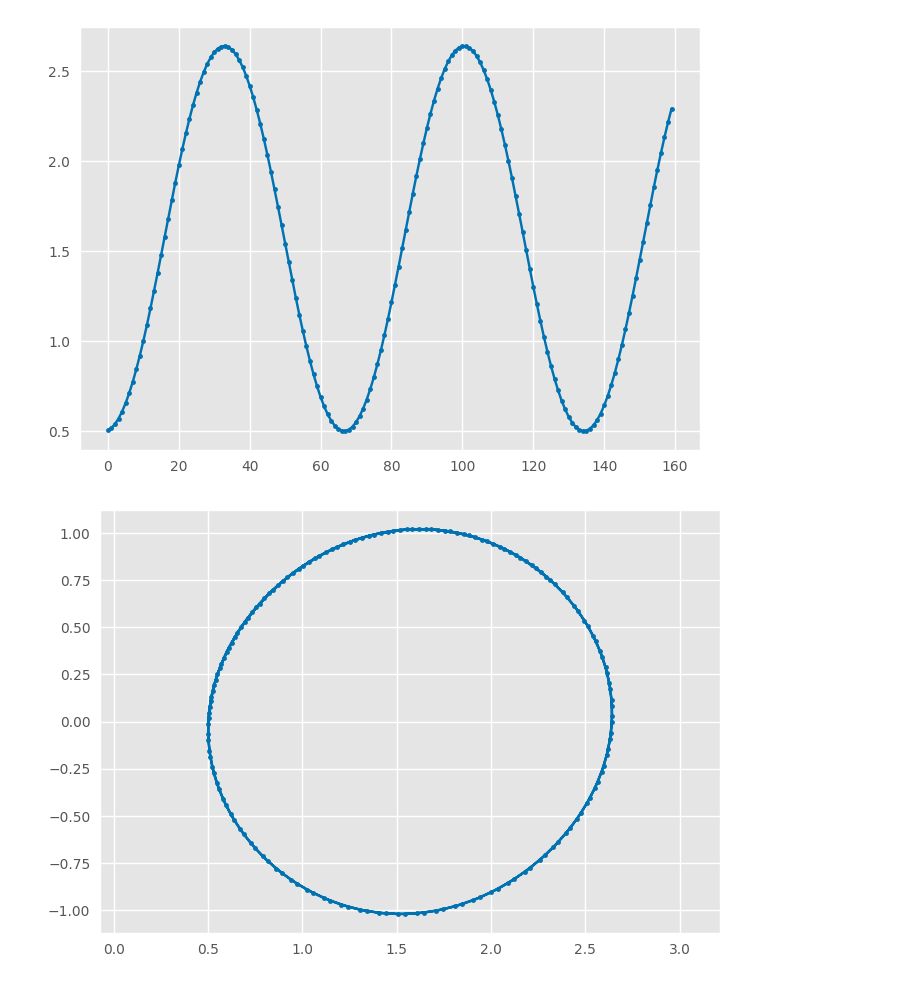
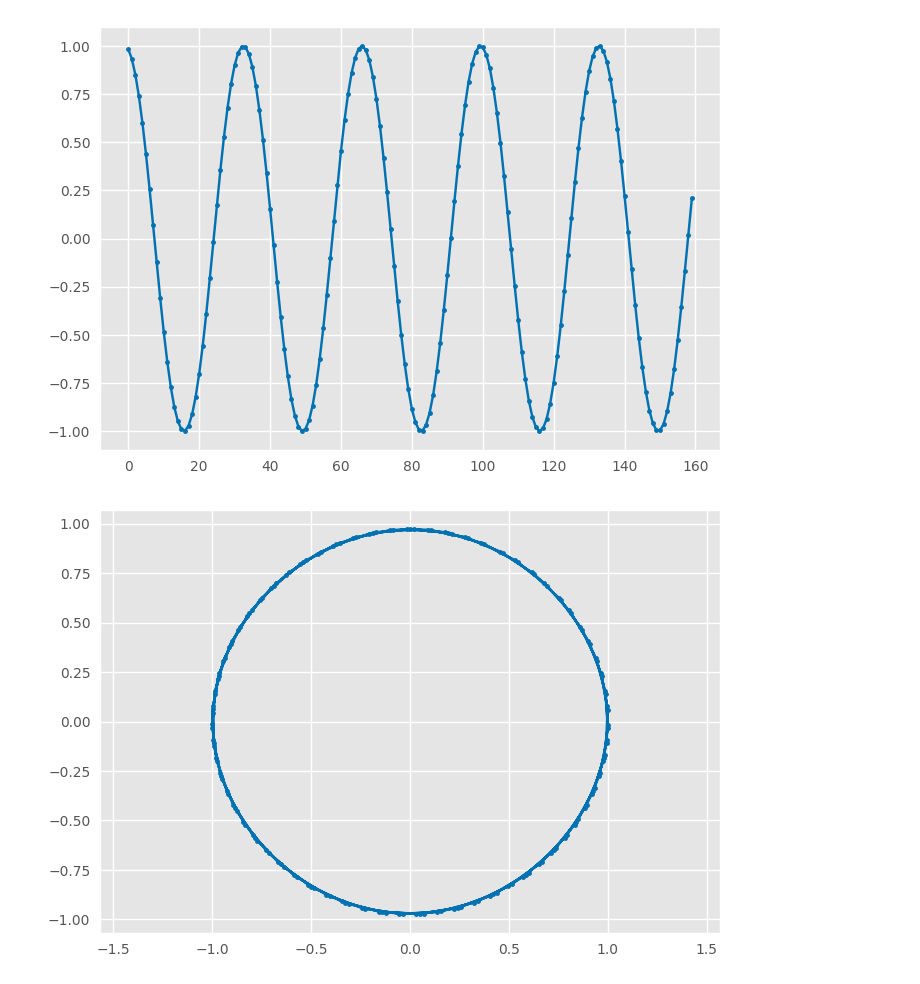
Before and after one commit to tiga1231/hamiltonian-monte-carlo, a Jupyter notebook: main.ipynb, the cells around one changed output. Cells and saved outputs as stored; diff of their text form; code cells hidden in the pictures.

```diff
--- a/main.ipynb
+++ b/main.ipynb
@@ -10,8 +10,8 @@ from seaborn import kdeplot
 # %%
 def leapfrog(A, x0, v0, stepsize=1, n_steps=10):
     '''
-    Solves ODE of the form (d^2 x)/ (d t^2) = A(x)
-    using leapfrog iterations (https://en.wikipedia.org/wiki/Leapfrog_integration)
+    Solves ODE of the form (d^2 x)/(d t^2) = A(x)
+    using leapfrog iterations (https://en.wikipedia.org/wiki/Leapfrog_integration, kick-drift-kick' form)
 
     Parameters:
 
@@ -35,27 +35,27 @@ def leapfrog(A, x0, v0, stepsize=1, n_steps=10):
         a = A(x)
         v = v + a * dt
         x = x + v * dt
-        yield x, v
+        yield x, v + a * dt/2
 # %%
-A = lambda x:np.cos(x)
-x0, t0 = 0.5,0
+A = lambda x:-np.sin(x)
+x0, v0 = 1, 0.0
 
-states = leapfrog(A, x0, t0, stepsize=0.1, n_steps=160)
+states = leapfrog(A, x0, v0, stepsize=0.2, n_steps=160)
 
 ## Option 1: take the entire trajectory
 states = np.array(list(states))
 ## Option 2: take only the final solution
 *_, final = states
 
 
 plt.plot(states[:,0], '.-')
 plt.show()
 plt.plot(states[:,0], states[:,1], '.-')
 plt.axis('equal')
 plt.show()
 # %% [output]
-[figure, old version]
+[figure, new version]
-[figure, old version]
+[figure, new version]
 # %%
 def HMC(U, theta0, std=1, stepsize=0.01, n_steps=10, n_samples=10):
     '''
```
Also changed, not shown: parts of 5 cells of this notebook.
